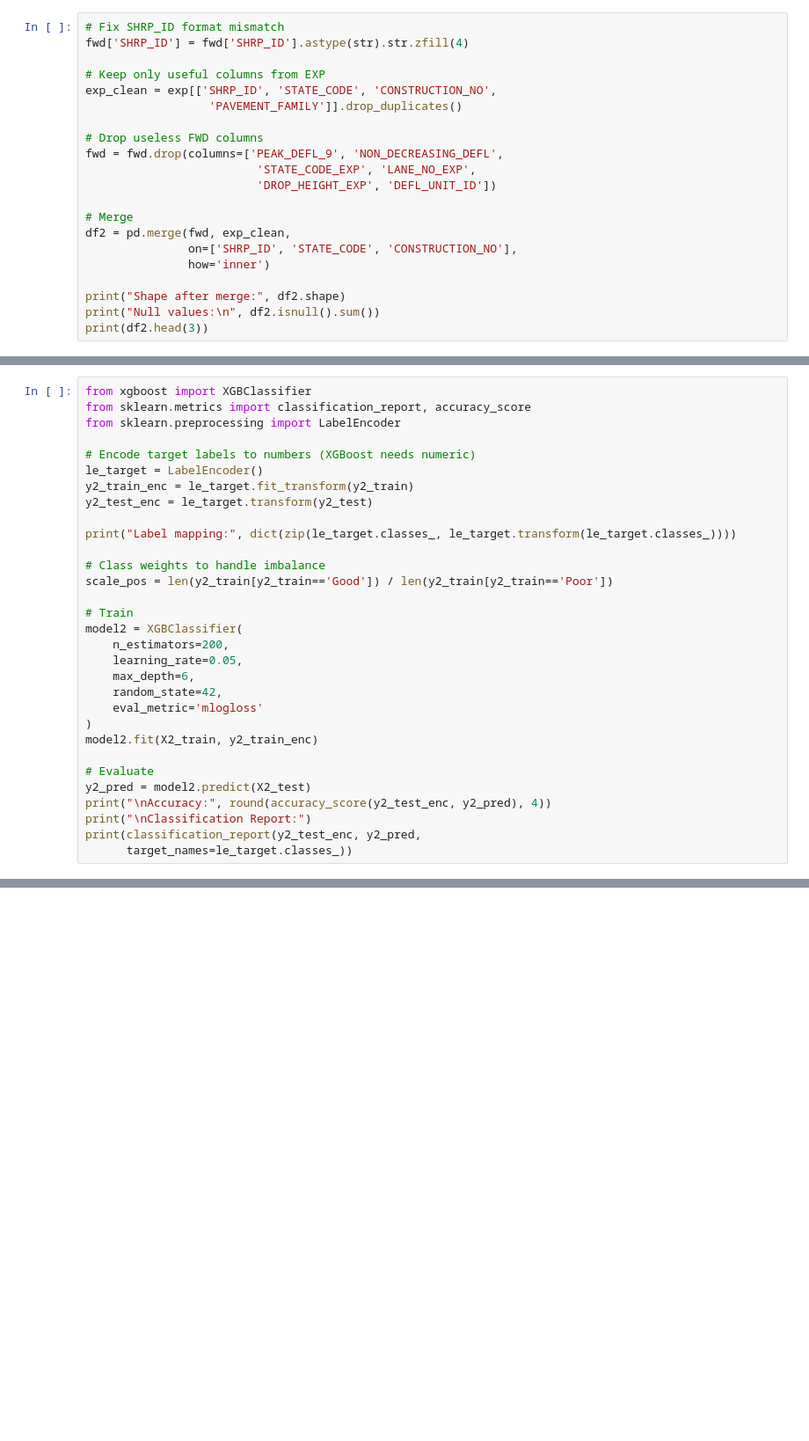
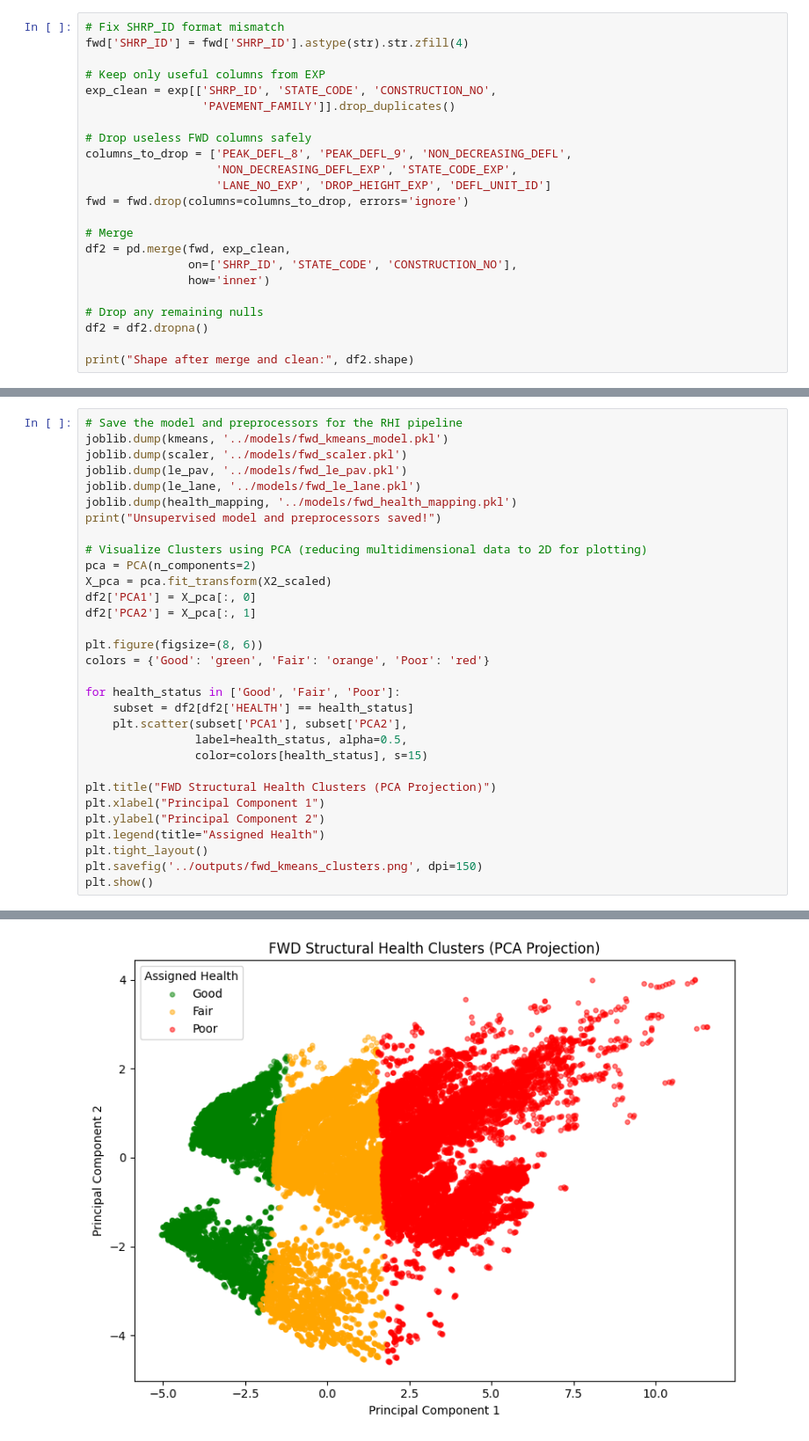
Before and after one commit to Harshibmx65/Road-RSL-Prediction, a Jupyter notebook: notebooks/model2.ipynb, the cells around one changed output, grey strips where cells are left out. Shown at 88% size. Cells and saved outputs as stored; diff of their text form; blank space fills up the shorter version.

```diff
--- a/notebooks/model2.ipynb
+++ b/notebooks/model2.ipynb
@@ -32,19 +22,21 @@ fwd['SHRP_ID'] = fwd['SHRP_ID'].astype(str).str.zfill(4)
 
 # Keep only useful columns from EXP
 exp_clean = exp[['SHRP_ID', 'STATE_CODE', 'CONSTRUCTION_NO',
-                  'PAVEMENT_FAMILY']].drop_duplicates()
+                 'PAVEMENT_FAMILY']].drop_duplicates()
 
-# Drop useless FWD columns
-fwd = fwd.drop(columns=['PEAK_DEFL_9', 'NON_DECREASING_DEFL',
-                         'STATE_CODE_EXP', 'LANE_NO_EXP',
-                         'DROP_HEIGHT_EXP', 'DEFL_UNIT_ID'])
+# Drop useless FWD columns safely
+columns_to_drop = ['PEAK_DEFL_8', 'PEAK_DEFL_9', 'NON_DECREASING_DEFL',
+                   'NON_DECREASING_DEFL_EXP', 'STATE_CODE_EXP',
+                   'LANE_NO_EXP', 'DROP_HEIGHT_EXP', 'DEFL_UNIT_ID']
+fwd = fwd.drop(columns=columns_to_drop, errors='ignore')
 
 # Merge
 df2 = pd.merge(fwd, exp_clean,
                on=['SHRP_ID', 'STATE_CODE', 'CONSTRUCTION_NO'],
                how='inner')
 
-print("Shape after merge:", df2.shape)
-print("Null values:\n", df2.isnull().sum())
-print(df2.head(3))
+# Drop any remaining nulls
+df2 = df2.dropna()
+
+print("Shape after merge and clean:", df2.shape)
 # %% [output]
@@ -152,32 +112,32 @@ Name: count, dtype: int64
 # %%
-from xgboost import XGBClassifier
-from sklearn.metrics import classification_report, accuracy_score
-from sklearn.preprocessing import LabelEncoder
+# Save the model and preprocessors for the RHI pipeline
+joblib.dump(kmeans, '../models/fwd_kmeans_model.pkl')
+joblib.dump(scaler, '../models/fwd_scaler.pkl')
+joblib.dump(le_pav, '../models/fwd_le_pav.pkl')
+joblib.dump(le_lane, '../models/fwd_le_lane.pkl')
+joblib.dump(health_mapping, '../models/fwd_health_mapping.pkl')
+print("Unsupervised model and preprocessors saved!")
 
-# Encode target labels to numbers (XGBoost needs numeric)
-le_target = LabelEncoder()
-y2_train_enc = le_target.fit_transform(y2_train)
-y2_test_enc = le_target.transform(y2_test)
+# Visualize Clusters using PCA (reducing multidimensional data to 2D for plotting)
+pca = PCA(n_components=2)
+X_pca = pca.fit_transform(X2_scaled)
+df2['PCA1'] = X_pca[:, 0]
+df2['PCA2'] = X_pca[:, 1]
 
-print("Label mapping:", dict(zip(le_target.classes_, le_target.transform(le_target.classes_))))
+plt.figure(figsize=(8, 6))
+colors = {'Good': 'green', 'Fair': 'orange', 'Poor': 'red'}
 
-# Class weights to handle imbalance
-scale_pos = len(y2_train[y2_train=='Good']) / len(y2_train[y2_train=='Poor'])
+for health_status in ['Good', 'Fair', 'Poor']:
+    subset = df2[df2['HEALTH'] == health_status]
+    plt.scatter(subset['PCA1'], subset['PCA2'],
+                label=health_status, alpha=0.5,
+                color=colors[health_status], s=15)
 
-# Train
-model2 = XGBClassifier(
-    n_estimators=200,
-    learning_rate=0.05,
-    max_depth=6,
-    random_state=42,
-    eval_metric='mlogloss'
-)
-model2.fit(X2_train, y2_train_enc)
-
-# Evaluate
-y2_pred = model2.predict(X2_test)
-print("\nAccuracy:", round(accuracy_score(y2_test_enc, y2_pred), 4))
-print("\nClassification Report:")
-print(classification_report(y2_test_enc, y2_pred,
-      target_names=le_target.classes_))
+plt.title("FWD Structural Health Clusters (PCA Projection)")
+plt.xlabel("Principal Component 1")
+plt.ylabel("Principal Component 2")
+plt.legend(title="Assigned Health")
+plt.tight_layout()
+plt.savefig('../outputs/fwd_kmeans_clusters.png', dpi=150)
+plt.show()
 # %% [output]
@@ -197,0 +145 @@ weighted avg       1.00      1.00      1.00     13107
+[figure, added]
```
Also changed, not shown: parts of 7 cells of this notebook, 29 other files.
